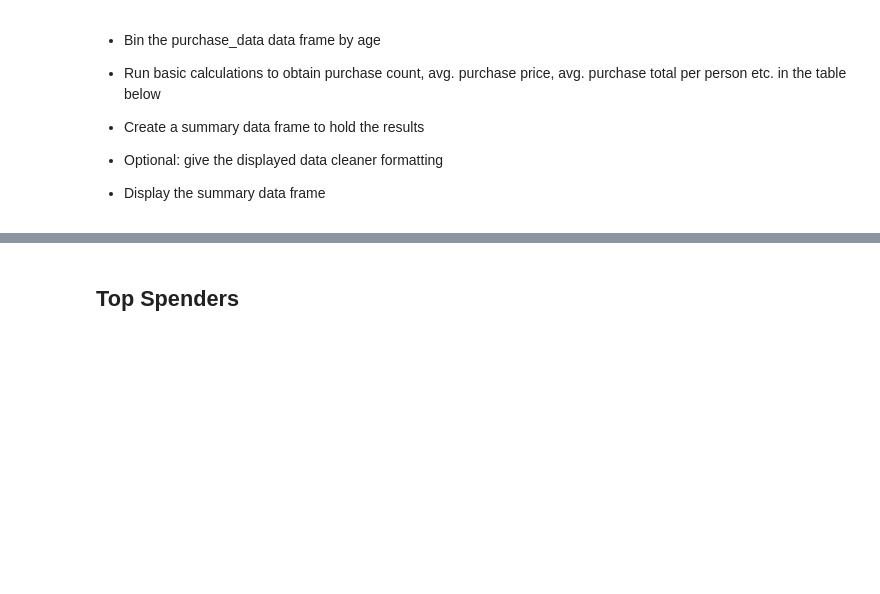
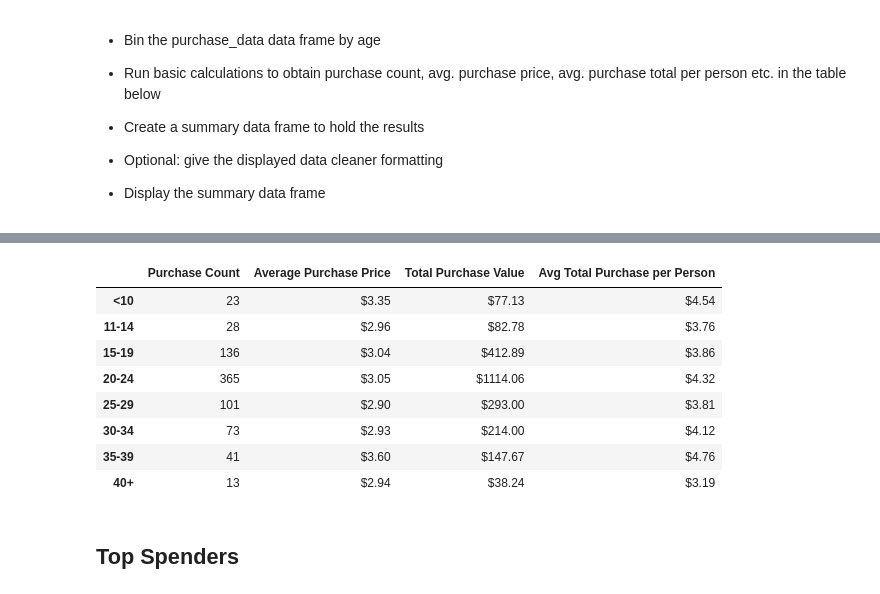
Before and after one commit to stim0010/pandas-challenge, a Jupyter notebook: HeroesOfPymoli/HeroesOfPymoli.ipynb, the cells around one changed output, grey strips where cells are left out. Cells and saved outputs as stored; diff of their text form; code cells hidden in the pictures; blank space fills up the shorter version.

```diff
--- a/HeroesOfPymoli/HeroesOfPymoli.ipynb
+++ b/HeroesOfPymoli/HeroesOfPymoli.ipynb
@@ -158,0 +178,10 @@ Name: Gender, dtype: int64
+# %%
+age_bins = [0, 9, 14, 19, 24, 29, 34, 39, 100]
+
+bin_labels = ['<10','11-14','15-19','20-24','25-29','30-34','35-39','40+']
+# %%
+demo_df['Age Group'] = pd.cut(demo_df['Age'], age_bins, labels= bin_labels)
+
+age_demo = demo_df['Age Group'].value_counts()
+
+age_demo_df = pd.DataFrame(age_demo)
@@ -187,3 +232,32 @@ Name: Gender, dtype: int64
+# %%
+purchase_df['Age Group'] = pd.cut(purchase_df['Age'], age_bins, labels= bin_labels)
+
+age_analysis = purchase_df.groupby(['Age Group'])
+
+age_group_demo = purchase_df['Age Group'].value_counts()
+age_group_hero= demo_df['Age Group'].value_counts()
+# %%
+age_avg_price = age_analysis['Price'].mean()
+age_tot_value = age_analysis['Price'].sum()
+age_tot_per = age_tot_value / age_group_hero
+# %%
+age_p_a = pd.DataFrame({'Purchase Count':age_group_demo, 'Average Purchase Price':age_avg_price, 'Total Purchase Value':age_tot_value, 'Avg Total Purchase per Person':age_tot_per})
+
+age_p_a['Average Purchase Price']=age_p_a['Average Purchase Price'].map('${:.2f}'.format)
+age_p_a['Total Purchase Value']=age_p_a['Total Purchase Value'].map('${:.2f}'.format)
+age_p_a['Avg Total Purchase per Person']=age_p_a['Avg Total Purchase per Person'].map('${:.2f}'.format)
+
+age_p_a
+# %% [output]
+|  | Purchase Count | Average Purchase Price | Total Purchase Value | Avg Total Purchase per Person |
+| <10 | 23 | $3.35 | $77.13 | $4.54 |
+| 11-14 | 28 | $2.96 | $82.78 | $3.76 |
+| 15-19 | 136 | $3.04 | $412.89 | $3.86 |
+| 20-24 | 365 | $3.05 | $1114.06 | $4.32 |
+| 25-29 | 101 | $2.90 | $293.00 | $3.81 |
+| 30-34 | 73 | $2.93 | $214.00 | $4.12 |
+| 35-39 | 41 | $3.60 | $147.67 | $4.76 |
+| 40+ | 13 | $2.94 | $38.24 | $3.19 |
 # %% [markdown]
 ## Top Spenders
 # %% [markdown]
```
Also changed, not shown: parts of 37 cells of this notebook, 1 other file.
